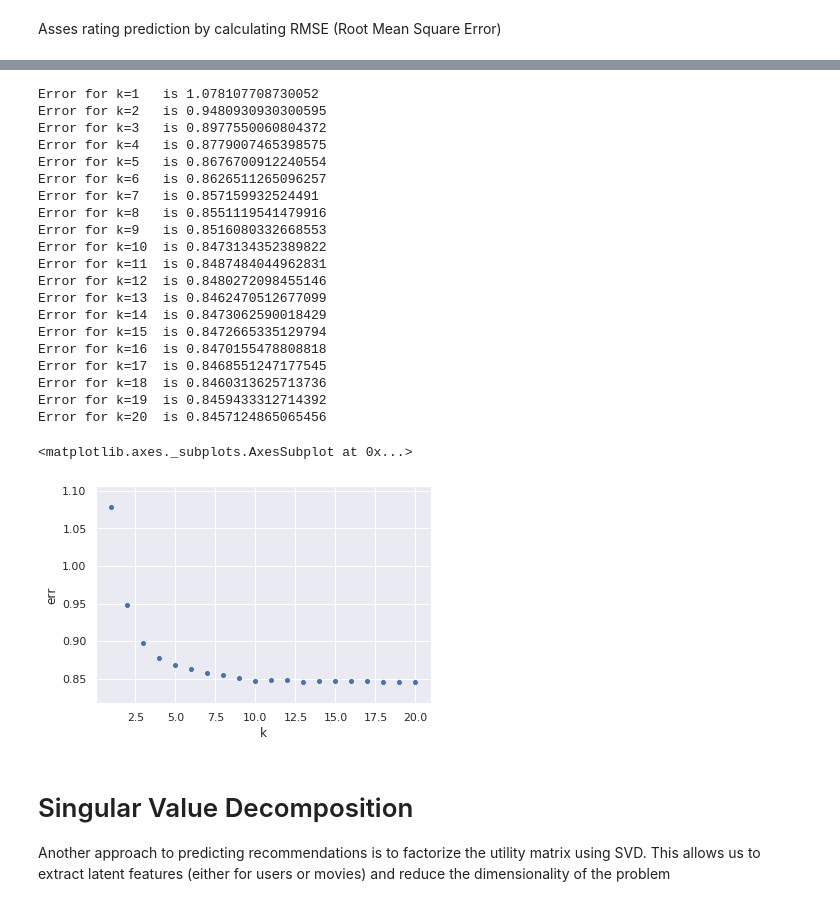
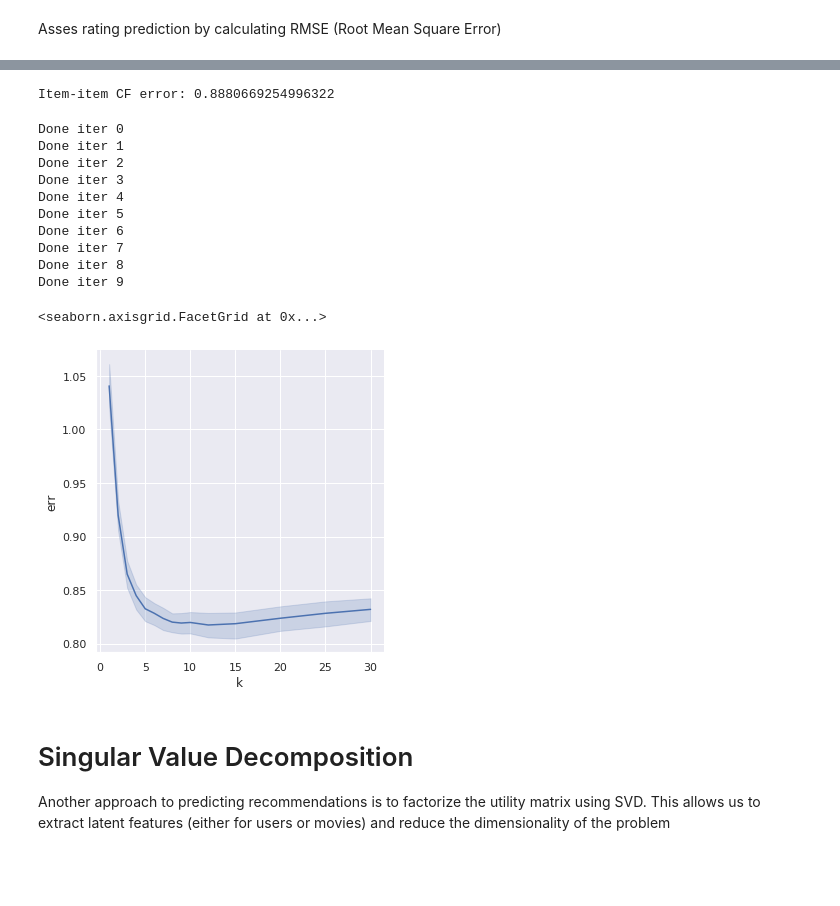
Before and after one commit to mbuszka/ml-project, a Jupyter notebook: recommendation.ipynb, the cells around one changed output, grey strips where cells are left out. Saved outputs shown, nothing was run; the diff lists cells and outputs as text; code cells hidden in the pictures; blank space fills up the shorter version.

Commit message:
more plots

```diff
--- a/recommendation.ipynb
+++ b/recommendation.ipynb
@@ -21,8 +21,6 @@ def load_data(size='small', test_size=0.3):
     indices = np.unique(ratings['movieId'].values, return_inverse=True)[1]
     ratings['movieId'] = indices.astype('int32')
     return train_test_split(ratings, test_size=test_size)
-
-train, test = load_data(size='small', test_size=0.1)
 # %% [markdown]
 # Item-item collaborative filtering
 First precompute similarity matrix between all items
@@ -50,10 +48,7 @@ def calculate_item_item_similarity(ratings):
     ii_similarity *= d.reshape((1, -1))
     return ii_similarity
 # %%
-ii_similarity = calculate_item_item_similarity(train)
-user_ratings = train.groupby('userId').indices
-
-def predict(user, movie, ratings=train):
+def predict(user, movie, ii_similarity, ratings, user_ratings):
     """
     Predict rating of movie by user by calculating weighted average
     of ratings given by this user to other movies
@@ -64,7 +59,7 @@ def predict(user, movie, ratings=train):
     tmp = np.sum(tmp) / similarities.sum()
     return tmp
 
-def predict_knn(user, movie, k=6, ratings=train):
+def predict_knn(user, movie, k, ii_similarity, ratings, user_ratings):
     """
     Predict rating of movie by user by calculating average
     of ratings given by this user to k most similar movies
@@ -90,42 +101,41 @@ Error: 0.8937604236571683
+# %%
+print(f'Item-item CF error: {np.mean(err_ii)}')
+# %% [output]
+Item-item CF error: 0.8880669254996322
 # %%
-acc = []
+err_knn = []
+for it in range(10):
+    train, test = load_data(test_size=0.01)
+    ii_similarity = calculate_item_item_similarity(train)
+    user_ratings = train.groupby('userId').indices
+    for k in [1, 2, 3, 4, 5, 6, 7, 8, 9, 10, 12, 15, 20, 25, 30]:
+        s = 0
+        num_samples = len(test.index)
+        for r in test.itertuples():
+            p = predict_knn(r.userId, r.movieId, k, ii_similarity, train, user_ratings)
+            s += np.float64((p - r.rating) ** 2)
+        s /= num_samples
+        s = np.sqrt(s)
+        err_knn.append({ 'k': k, 'err': s, 'it': it })
+    print(f'Done iter {it}')
 
-for k in range(1, 21):
-    s = 0
-    num_samples = min(len(test.index), 10000)
-    for r in test.head(num_samples).itertuples():
-        p = predict_knn(r.userId, r.movieId, k=k)
-        s += np.float64((p - r.rating) ** 2)
-    s /= num_samples
-    s = np.sqrt(s)
-    print(f'Error for k={k}\tis {s}')
-    acc.append({ 'k': k, 'err': s })
+err_knn = pd.DataFrame(err_knn)
 # %% [output]
-Error for k=1   is 1.078107708730052
-Error for k=2   is 0.9480930930300595
-Error for k=3   is 0.8977550060804372
-Error for k=4   is 0.8779007465398575
-Error for k=5   is 0.8676700912240554
-Error for k=6   is 0.8626511265096257
-Error for k=7   is 0.857159932524491
-Error for k=8   is 0.8551119541479916
-Error for k=9   is 0.8516080332668553
-Error for k=10  is 0.8473134352389822
-Error for k=11  is 0.8487484044962831
-Error for k=12  is 0.8480272098455146
-Error for k=13  is 0.8462470512677099
-Error for k=14  is 0.8473062590018429
-Error for k=15  is 0.8472665335129794
-Error for k=16  is 0.8470155478808818
-Error for k=17  is 0.8468551247177545
-Error for k=18  is 0.8460313625713736
-Error for k=19  is 0.8459433312714392
-Error for k=20  is 0.8457124865065456
+Done iter 0
+Done iter 1
+Done iter 2
+Done iter 3
+Done iter 4
+Done iter 5
+Done iter 6
+Done iter 7
+Done iter 8
+Done iter 9
 # %%
-sns.scatterplot(data=pd.DataFrame(acc), x='k', y='err')
+sns.relplot(data=err_knn, x='k', y='err', kind='line')
 # %% [output]
-<matplotlib.axes._subplots.AxesSubplot at 0x...>
+<seaborn.axisgrid.FacetGrid at 0x...>
-[figure, old version]
+[figure, new version]
 # %% [markdown]
 # Singular Value Decomposition
 Another approach to predicting recommendations is to factorize the utility
```
Also changed, not shown: parts of 4 cells of this notebook, 1 other file.
